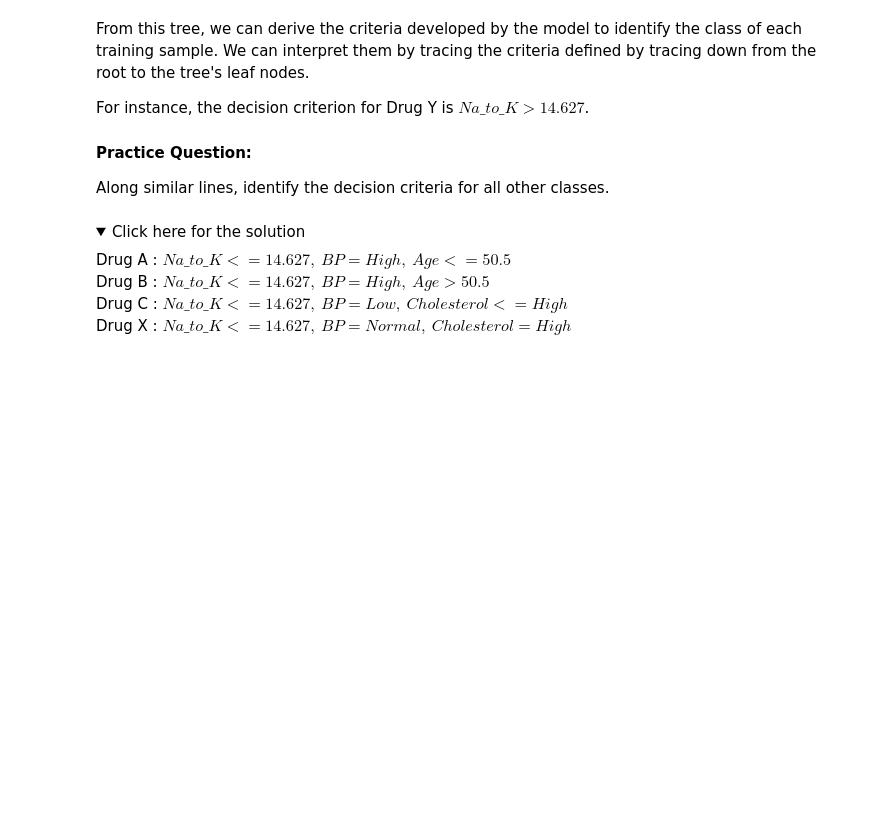
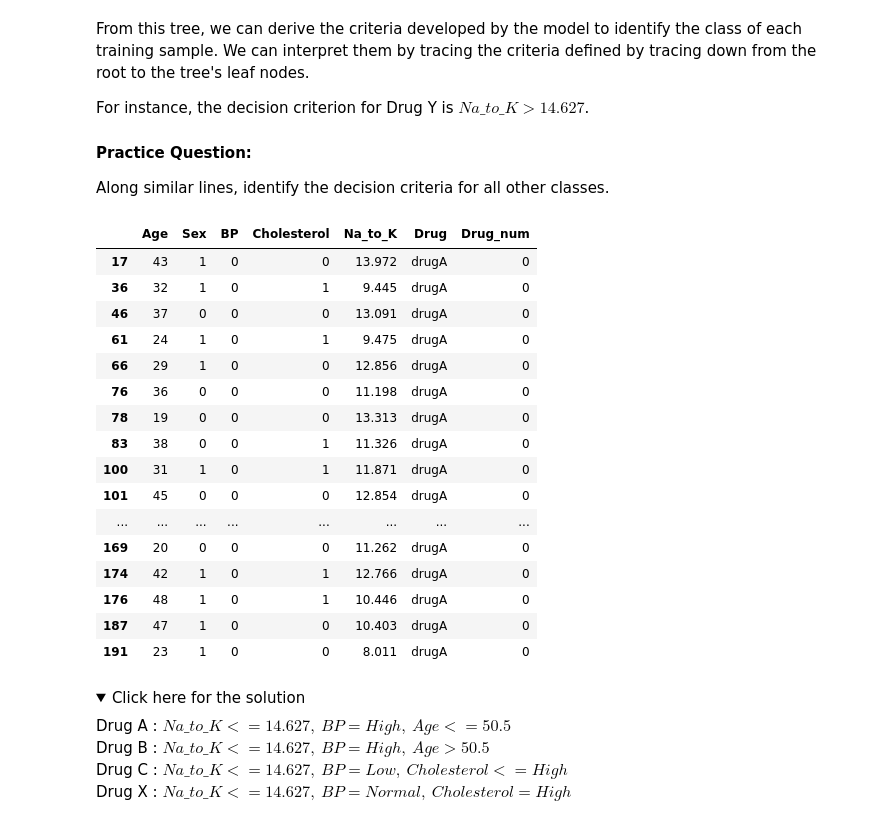
Before and after one commit to darwin-garcia/IBM-Data-Science, a Jupyter notebook: Module 9/Decision-tree-classifier-drug-pred-v1.ipynb, the cells around one changed output. Saved outputs shown, nothing was run; the diff lists cells and outputs as text; code cells hidden in the pictures; folded sections open; blank space fills up the shorter version.

```diff
--- a/Module 9/Decision-tree-classifier-drug-pred-v1.ipynb
+++ b/Module 9/Decision-tree-classifier-drug-pred-v1.ipynb
@@ -280,6 +280,30 @@ For instance, the decision criterion for Drug Y is ${Na\_to\_K} \gt 14.627$.
 
 #### Practice Question:
 Along similar lines, identify the decision criteria for all other classes.
+# %%
+y1 = my_data[(my_data['Drug'] == 'drugA')]
+y2= my_data[(my_data['Drug'] == 'drugB')]
+y3= my_data[(my_data['Drug'] == 'drugC')]
+y4= my_data[(my_data['Drug'] == 'drugX')]
+y1
+# %% [output]
+|  | Age | Sex | BP | Cholesterol | Na_to_K | Drug | Drug_num |
+| 17 | 43 | 1 | 0 | 0 | 13.972 | drugA | 0 |
+| 36 | 32 | 1 | 0 | 1 | 9.445 | drugA | 0 |
+| 46 | 37 | 0 | 0 | 0 | 13.091 | drugA | 0 |
+| 61 | 24 | 1 | 0 | 1 | 9.475 | drugA | 0 |
+| 66 | 29 | 1 | 0 | 0 | 12.856 | drugA | 0 |
+| 76 | 36 | 0 | 0 | 0 | 11.198 | drugA | 0 |
+| 78 | 19 | 0 | 0 | 0 | 13.313 | drugA | 0 |
+| 83 | 38 | 0 | 0 | 1 | 11.326 | drugA | 0 |
+| 100 | 31 | 1 | 0 | 1 | 11.871 | drugA | 0 |
+| 101 | 45 | 0 | 0 | 0 | 12.854 | drugA | 0 |
+| ... | ... | ... | ... | ... | ... | ... | ... |
+| 169 | 20 | 0 | 0 | 0 | 11.262 | drugA | 0 |
+| 174 | 42 | 1 | 0 | 1 | 12.766 | drugA | 0 |
+| 176 | 48 | 1 | 0 | 1 | 10.446 | drugA | 0 |
+| 187 | 47 | 1 | 0 | 0 | 10.403 | drugA | 0 |
+| 191 | 23 | 1 | 0 | 0 | 8.011 | drugA | 0 |
 # %% [markdown]
 <details><summary>Click here for the solution</summary>
 Drug A : $Na\_to\_K <= 14.627,\ BP = High,\ Age <= 50.5$<br>
```
Also changed, not shown: parts of 2 cells of this notebook, 2 other files.
